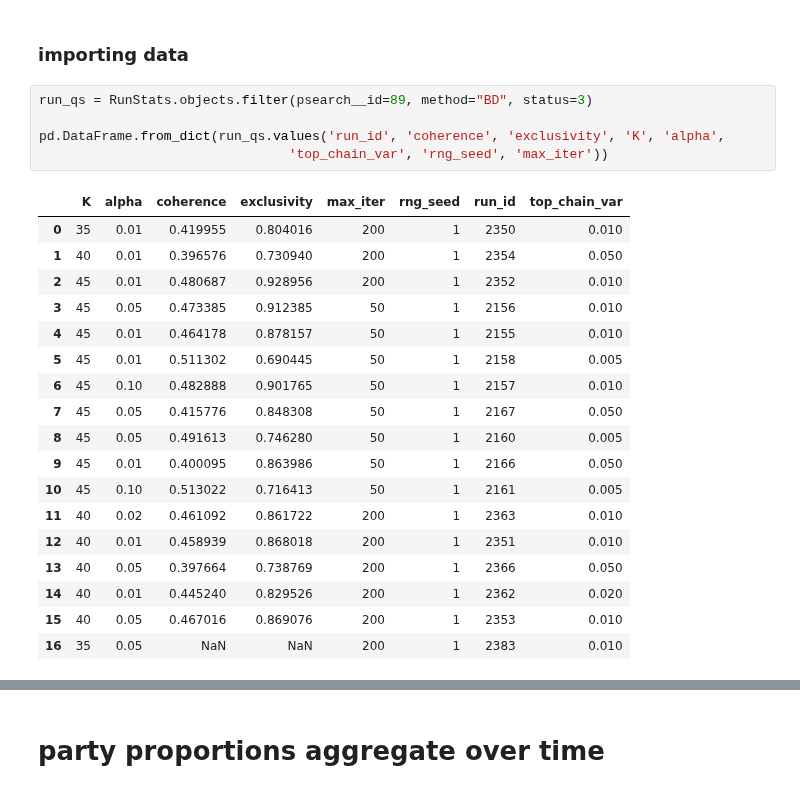
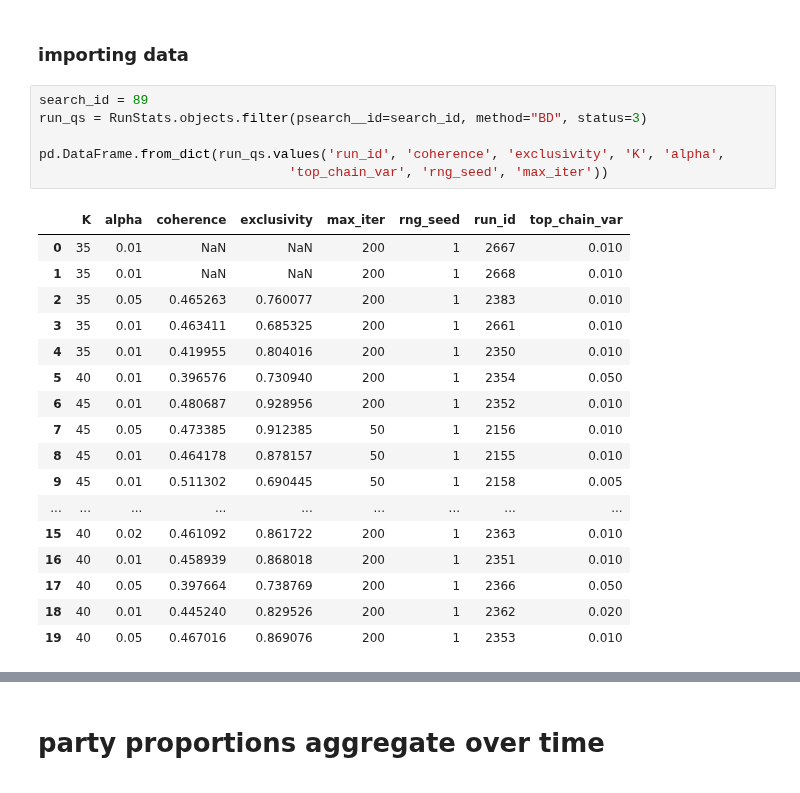
Before and after one commit to mcc-apsis/coal-discourse, a Jupyter notebook: 10b_fig_party_and_region_proportions.ipynb, the cells around one changed output, grey strips where cells are left out. Saved outputs shown, nothing was run; the diff lists cells and outputs as text.

```diff
--- a/10b_fig_party_and_region_proportions.ipynb
+++ b/10b_fig_party_and_region_proportions.ipynb
@@ -33,29 +33,29 @@ from django.db.models import Q, Count, Func, F, Sum, Value, Case, When, IntegerF
 # %% [markdown]
 ### importing data
 # %%
-run_qs = RunStats.objects.filter(psearch__id=89, method="BD", status=3)
+search_id = 89
+run_qs = RunStats.objects.filter(psearch__id=search_id, method="BD", status=3)
 
 pd.DataFrame.from_dict(run_qs.values('run_id', 'coherence', 'exclusivity', 'K', 'alpha',
                                 'top_chain_var', 'rng_seed', 'max_iter'))
 # %% [output]
 |  | K | alpha | coherence | exclusivity | max_iter | rng_seed | run_id | top_chain_var |
-| 0 | 35 | 0.01 | 0.419955 | 0.804016 | 200 | 1 | 2350 | 0.010 |
-| 1 | 40 | 0.01 | 0.396576 | 0.730940 | 200 | 1 | 2354 | 0.050 |
-| 2 | 45 | 0.01 | 0.480687 | 0.928956 | 200 | 1 | 2352 | 0.010 |
-| 3 | 45 | 0.05 | 0.473385 | 0.912385 | 50 | 1 | 2156 | 0.010 |
-| 4 | 45 | 0.01 | 0.464178 | 0.878157 | 50 | 1 | 2155 | 0.010 |
-| 5 | 45 | 0.01 | 0.511302 | 0.690445 | 50 | 1 | 2158 | 0.005 |
-| 6 | 45 | 0.10 | 0.482888 | 0.901765 | 50 | 1 | 2157 | 0.010 |
-| 7 | 45 | 0.05 | 0.415776 | 0.848308 | 50 | 1 | 2167 | 0.050 |
-| 8 | 45 | 0.05 | 0.491613 | 0.746280 | 50 | 1 | 2160 | 0.005 |
-| 9 | 45 | 0.01 | 0.400095 | 0.863986 | 50 | 1 | 2166 | 0.050 |
-| 10 | 45 | 0.10 | 0.513022 | 0.716413 | 50 | 1 | 2161 | 0.005 |
-| 11 | 40 | 0.02 | 0.461092 | 0.861722 | 200 | 1 | 2363 | 0.010 |
-| 12 | 40 | 0.01 | 0.458939 | 0.868018 | 200 | 1 | 2351 | 0.010 |
-| 13 | 40 | 0.05 | 0.397664 | 0.738769 | 200 | 1 | 2366 | 0.050 |
-| 14 | 40 | 0.01 | 0.445240 | 0.829526 | 200 | 1 | 2362 | 0.020 |
-| 15 | 40 | 0.05 | 0.467016 | 0.869076 | 200 | 1 | 2353 | 0.010 |
-| 16 | 35 | 0.05 | NaN | NaN | 200 | 1 | 2383 | 0.010 |
+| 0 | 35 | 0.01 | NaN | NaN | 200 | 1 | 2667 | 0.010 |
+| 1 | 35 | 0.01 | NaN | NaN | 200 | 1 | 2668 | 0.010 |
+| 2 | 35 | 0.05 | 0.465263 | 0.760077 | 200 | 1 | 2383 | 0.010 |
+| 3 | 35 | 0.01 | 0.463411 | 0.685325 | 200 | 1 | 2661 | 0.010 |
+| 4 | 35 | 0.01 | 0.419955 | 0.804016 | 200 | 1 | 2350 | 0.010 |
+| 5 | 40 | 0.01 | 0.396576 | 0.730940 | 200 | 1 | 2354 | 0.050 |
+| 6 | 45 | 0.01 | 0.480687 | 0.928956 | 200 | 1 | 2352 | 0.010 |
+| 7 | 45 | 0.05 | 0.473385 | 0.912385 | 50 | 1 | 2156 | 0.010 |
+| 8 | 45 | 0.01 | 0.464178 | 0.878157 | 50 | 1 | 2155 | 0.010 |
+| 9 | 45 | 0.01 | 0.511302 | 0.690445 | 50 | 1 | 2158 | 0.005 |
+| ... | ... | ... | ... | ... | ... | ... | ... | ... |
+| 15 | 40 | 0.02 | 0.461092 | 0.861722 | 200 | 1 | 2363 | 0.010 |
+| 16 | 40 | 0.01 | 0.458939 | 0.868018 | 200 | 1 | 2351 | 0.010 |
+| 17 | 40 | 0.05 | 0.397664 | 0.738769 | 200 | 1 | 2366 | 0.050 |
+| 18 | 40 | 0.01 | 0.445240 | 0.829526 | 200 | 1 | 2362 | 0.020 |
+| 19 | 40 | 0.05 | 0.467016 | 0.869076 | 200 | 1 | 2353 | 0.010 |
 # %%
 run_id = 2350
 
```
Also changed, not shown: parts of 20 cells of this notebook, 2 other files.
